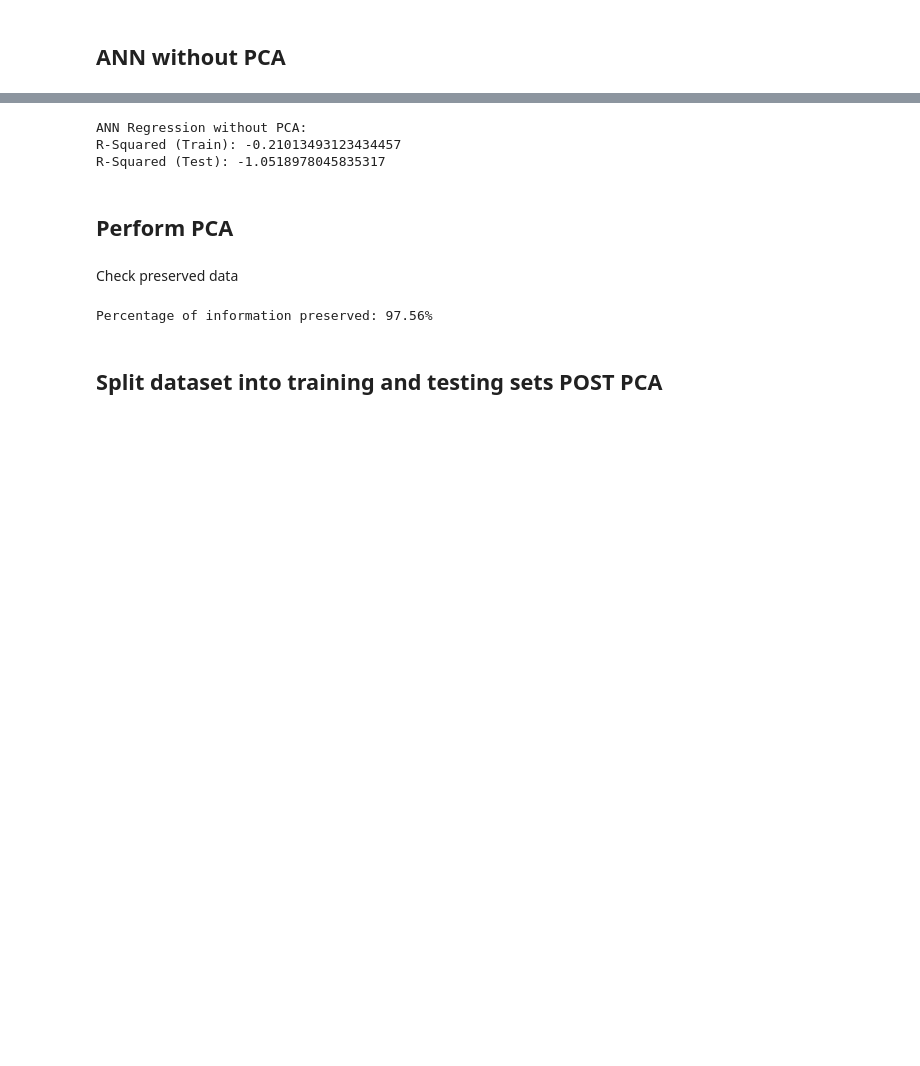
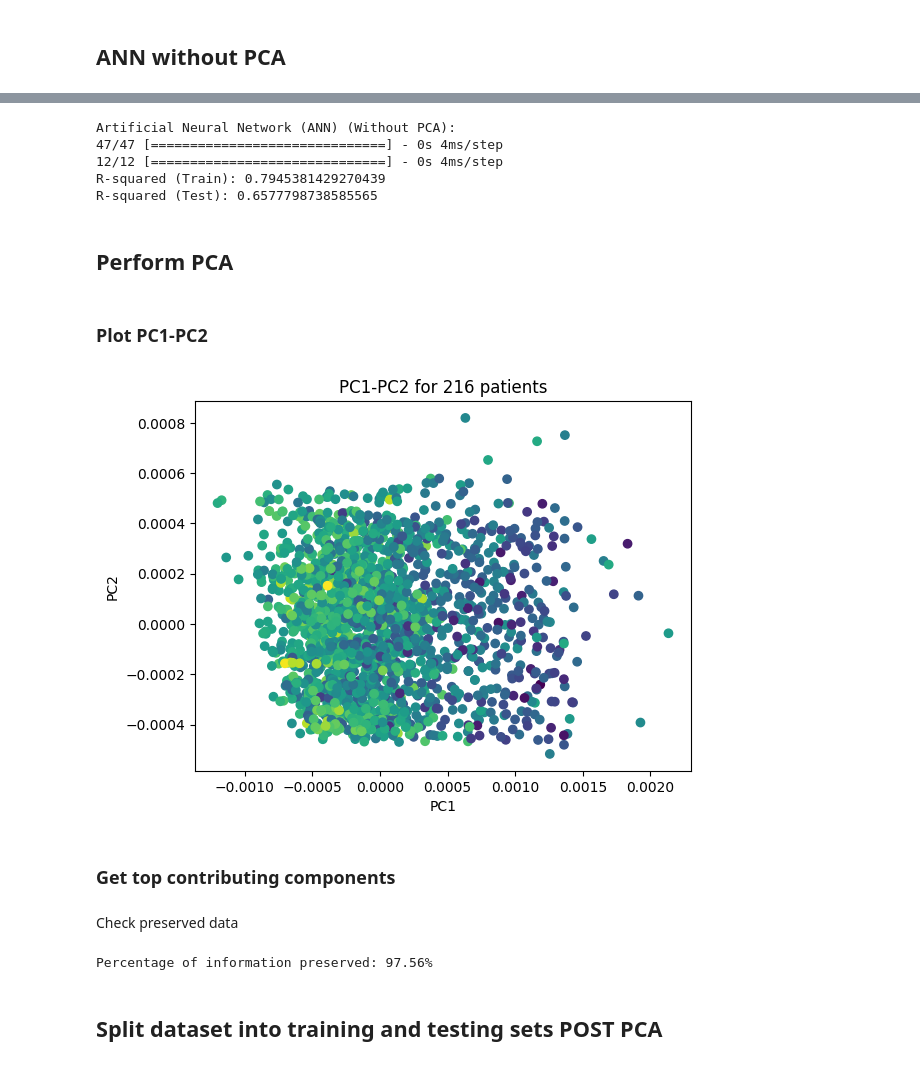
Before and after one commit to eomielan/manu465, a Jupyter notebook: final/final.ipynb, the cells around one changed output, grey strips where cells are left out. Cells and saved outputs as stored; diff of their text form; code cells hidden in the pictures; blank space fills up the shorter version.

```diff
--- a/final/final.ipynb
+++ b/final/final.ipynb
@@ -24,5 +24,5 @@ df = pd.read_csv('Dataset.csv')
 # %% [markdown]
 ## Seperate features and target variable
 # %%
-X = df.iloc[:, :-1].values  # X1-X692
-y = df.iloc[:, -1].values   # Module of Elasticity (MOE)
+X = df.iloc[:, :-1]  # X1-X692
+y = df.iloc[:, -1]   # Module of Elasticity (MOE)
@@ -167,17 +136,63 @@ y_test_pred = ann.predict(X_test_scaled)
-# %%
-# Evaluate performance
-r2_train = r2_score(y_train, y_train_pred)
-r2_test = r2_score(y_test, y_test_pred)
-
-print("\nANN Regression without PCA:")
-print("R-Squared (Train):", r2_train)
-print("R-Squared (Test):", r2_test)
-# %% [output]
-ANN Regression without PCA:
-R-Squared (Train): -0.21013493123434457
-R-Squared (Test): -1.0518978045835317
+# %%
+from keras.optimizers import Adam
+
+ann_model_with_pca = tf.keras.models.Sequential([
+    tf.keras.layers.Dense(units=512, activation='relu', input_dim=X_train.shape[1]),
+    tf.keras.layers.BatchNormalization(),
+    tf.keras.layers.Dropout(0.5),
+    tf.keras.layers.Dense(units=256, activation='relu'),
+    tf.keras.layers.BatchNormalization(),
+    tf.keras.layers.Dropout(0.3),
+    tf.keras.layers.Dense(units=128, activation='relu'),
+    tf.keras.layers.BatchNormalization(),
+    tf.keras.layers.Dropout(0.2),
+    tf.keras.layers.Dense(units=64, activation='relu'),
+    tf.keras.layers.BatchNormalization(),
+    tf.keras.layers.Dropout(0.1),
+    tf.keras.layers.Dense(units=1)
+])
+
+ann_model_with_pca.compile(optimizer=Adam(learning_rate=0.001), loss='mean_squared_error')
+ann_model_with_pca.fit(X_train_scaled, y_train, epochs=200, batch_size=32, verbose=0)
+
+
+def evaluate_model(model, X_train, y_train, X_test, y_test):
+    y_train_pred = model.predict(X_train)
+    y_test_pred = model.predict(X_test)
+
+    r2_train = r2_score(y_train, y_train_pred)
+    r2_test = r2_score(y_test, y_test_pred)
+
+    print(f"R-squared (Train): {r2_train}")
+    print(f"R-squared (Test): {r2_test}")
+
+print("\nArtificial Neural Network (ANN) (Without PCA):")
+evaluate_model(ann_model_with_pca, X_train_scaled, y_train, X_test_scaled, y_test)
+# %% [output]
+Artificial Neural Network (ANN) (Without PCA):
+47/47 [==============================] - 0s 4ms/step
+12/12 [==============================] - 0s 4ms/step
+R-squared (Train): 0.7945381429270439
+R-squared (Test): 0.6577798738585565
 # %% [markdown]
 ## Perform PCA
+# %% [markdown]
+### Plot PC1-PC2
+# %%
+import matplotlib.pyplot as plt
+
+pca = PCA(n_components=2)
+X_pca = pca.fit_transform(X)
+pc_df = pd.DataFrame(data=X_pca, columns=['PC1', 'PC2'])
+plt.scatter(pc_df['PC1'], pc_df['PC2'], c=y, cmap='viridis')
+plt.title('PC1-PC2 for 216 patients')
+plt.xlabel('PC1')
+plt.ylabel('PC2')
+plt.show()
+# %% [output]
+[figure, added]
+# %% [markdown]
+### Get top contributing components
 # %%
 pca = PCA(n_components=10)
 X_pca = pca.fit_transform(X)
```
Also changed, not shown: parts of 51 cells of this notebook.
